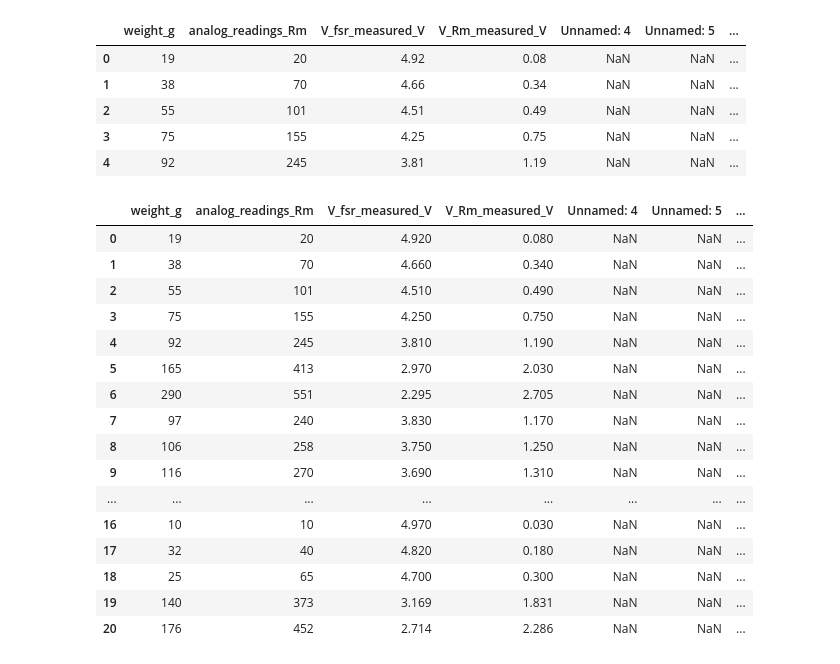
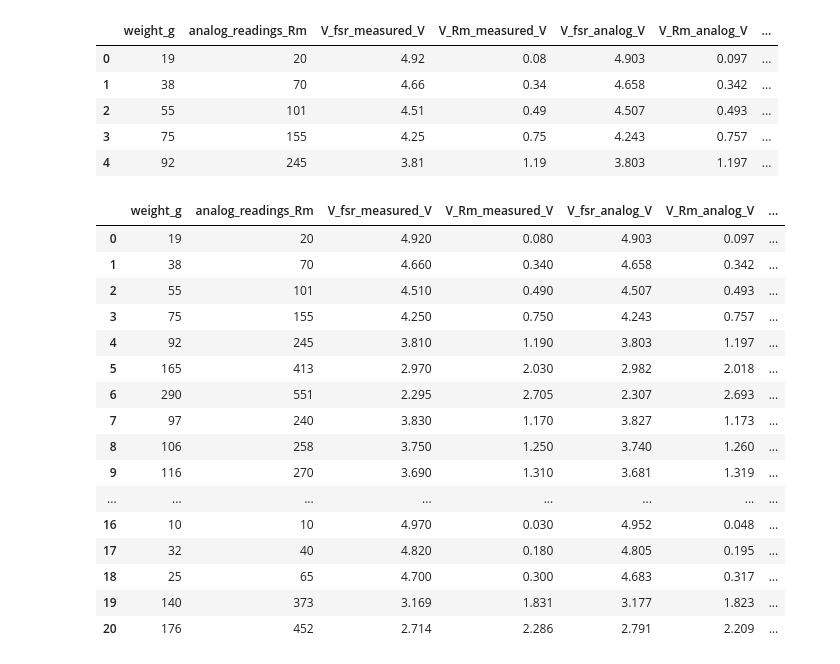
Before and after one commit to Srihari293/Laparoscopy_summer_research_project, a Jupyter notebook: Force sensitive resistor/data_collection_and_analysis/data_manipulation.ipynb, the cells around one changed output. Cells and saved outputs as stored; diff of their text form; code cells hidden in the pictures.

```diff
--- a/Force sensitive resistor/data_collection_and_analysis/data_manipulation.ipynb
+++ b/Force sensitive resistor/data_collection_and_analysis/data_manipulation.ipynb
@@ -7,14 +11,14 @@ R_m = 2000    # In ohms
 V_in = 5    # In V
 # %%
 # Importing data
-file_path = "weights_data.csv"
+file_path = "weights_data_copy.csv"
 df = pd.read_csv(file_path)
 df.head(5)
 # %% [output]
-|  | weight_g | analog_readings_Rm | V_fsr_measured_V | V_Rm_measured_V | Unnamed: 4 | Unnamed: 5 | ... |
-| 0 | 19 | 20 | 4.92 | 0.08 | NaN | NaN | ... |
-| 1 | 38 | 70 | 4.66 | 0.34 | NaN | NaN | ... |
-| 2 | 55 | 101 | 4.51 | 0.49 | NaN | NaN | ... |
-| 3 | 75 | 155 | 4.25 | 0.75 | NaN | NaN | ... |
-| 4 | 92 | 245 | 3.81 | 1.19 | NaN | NaN | ... |
+|  | weight_g | analog_readings_Rm | V_fsr_measured_V | V_Rm_measured_V | V_fsr_analog_V | V_Rm_analog_V | ... |
+| 0 | 19 | 20 | 4.92 | 0.08 | 4.903 | 0.097 | ... |
+| 1 | 38 | 70 | 4.66 | 0.34 | 4.658 | 0.342 | ... |
+| 2 | 55 | 101 | 4.51 | 0.49 | 4.507 | 0.493 | ... |
+| 3 | 75 | 155 | 4.25 | 0.75 | 4.243 | 0.757 | ... |
+| 4 | 92 | 245 | 3.81 | 1.19 | 3.803 | 1.197 | ... |
 # %%
@@ -23,20 +26,20 @@ df["mm_fsr_resistance_ohms"] = ( (V_in*R_m) / df["V_Rm_measured_V"]) - R_m
 # %%
 df.head(500)
 # %% [output]
-|  | weight_g | analog_readings_Rm | V_fsr_measured_V | V_Rm_measured_V | Unnamed: 4 | Unnamed: 5 | ... |
-| 0 | 19 | 20 | 4.920 | 0.080 | NaN | NaN | ... |
-| 1 | 38 | 70 | 4.660 | 0.340 | NaN | NaN | ... |
-| 2 | 55 | 101 | 4.510 | 0.490 | NaN | NaN | ... |
-| 3 | 75 | 155 | 4.250 | 0.750 | NaN | NaN | ... |
-| 4 | 92 | 245 | 3.810 | 1.190 | NaN | NaN | ... |
-| 5 | 165 | 413 | 2.970 | 2.030 | NaN | NaN | ... |
-| 6 | 290 | 551 | 2.295 | 2.705 | NaN | NaN | ... |
-| 7 | 97 | 240 | 3.830 | 1.170 | NaN | NaN | ... |
-| 8 | 106 | 258 | 3.750 | 1.250 | NaN | NaN | ... |
-| 9 | 116 | 270 | 3.690 | 1.310 | NaN | NaN | ... |
+|  | weight_g | analog_readings_Rm | V_fsr_measured_V | V_Rm_measured_V | V_fsr_analog_V | V_Rm_analog_V | ... |
+| 0 | 19 | 20 | 4.920 | 0.080 | 4.903 | 0.097 | ... |
+| 1 | 38 | 70 | 4.660 | 0.340 | 4.658 | 0.342 | ... |
+| 2 | 55 | 101 | 4.510 | 0.490 | 4.507 | 0.493 | ... |
+| 3 | 75 | 155 | 4.250 | 0.750 | 4.243 | 0.757 | ... |
+| 4 | 92 | 245 | 3.810 | 1.190 | 3.803 | 1.197 | ... |
+| 5 | 165 | 413 | 2.970 | 2.030 | 2.982 | 2.018 | ... |
+| 6 | 290 | 551 | 2.295 | 2.705 | 2.307 | 2.693 | ... |
+| 7 | 97 | 240 | 3.830 | 1.170 | 3.827 | 1.173 | ... |
+| 8 | 106 | 258 | 3.750 | 1.250 | 3.740 | 1.260 | ... |
+| 9 | 116 | 270 | 3.690 | 1.310 | 3.681 | 1.319 | ... |
 | ... | ... | ... | ... | ... | ... | ... | ... |
-| 16 | 10 | 10 | 4.970 | 0.030 | NaN | NaN | ... |
-| 17 | 32 | 40 | 4.820 | 0.180 | NaN | NaN | ... |
-| 18 | 25 | 65 | 4.700 | 0.300 | NaN | NaN | ... |
-| 19 | 140 | 373 | 3.169 | 1.831 | NaN | NaN | ... |
-| 20 | 176 | 452 | 2.714 | 2.286 | NaN | NaN | ... |
+| 16 | 10 | 10 | 4.970 | 0.030 | 4.952 | 0.048 | ... |
+| 17 | 32 | 40 | 4.820 | 0.180 | 4.805 | 0.195 | ... |
+| 18 | 25 | 65 | 4.700 | 0.300 | 4.683 | 0.317 | ... |
+| 19 | 140 | 373 | 3.169 | 1.831 | 3.177 | 1.823 | ... |
+| 20 | 176 | 452 | 2.714 | 2.286 | 2.791 | 2.209 | ... |
```
Also changed, not shown: parts of 15 cells of this notebook, 5 other files.
